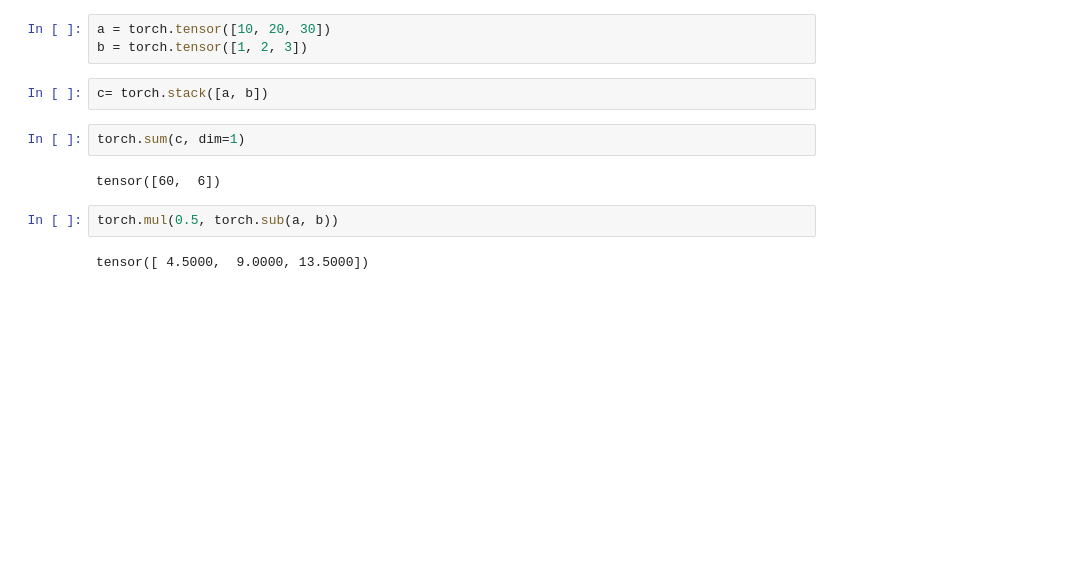
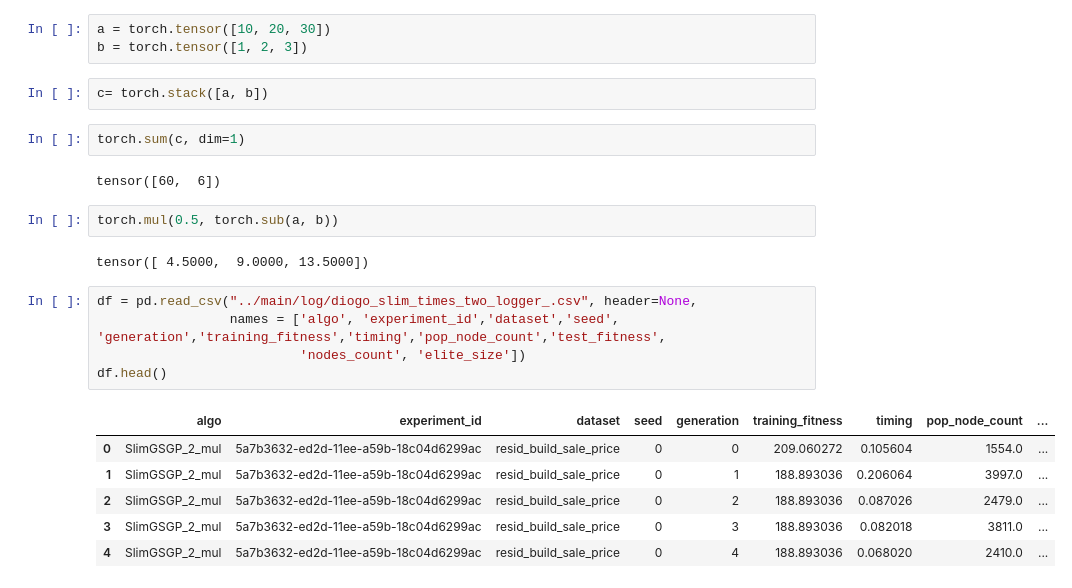
Before and after one commit to Rizzolioli/SlimShady, a Jupyter notebook: utils/results_analyser.ipynb, the cells around one changed output. Cells and saved outputs as stored; diff of their text form; blank space fills up the shorter version.

```diff
--- a/utils/results_analyser.ipynb
+++ b/utils/results_analyser.ipynb
@@ -96,3 +96,15 @@ tensor([60,  6])
 torch.mul(0.5, torch.sub(a, b))
 # %% [output]
 tensor([ 4.5000,  9.0000, 13.5000])
+# %%
+df = pd.read_csv("../main/log/diogo_slim_times_two_logger_.csv", header=None,
+                 names = ['algo', 'experiment_id','dataset','seed', 'generation','training_fitness','timing','pop_node_count','test_fitness',
+                          'nodes_count', 'elite_size'])
+df.head()
+# %% [output]
+|  | algo | experiment_id | dataset | seed | generation | training_fitness | timing | pop_node_count | ... |
+| 0 | SlimGSGP_2_mul | 5a7b3632-ed2d-11ee-a59b-18c04d6299ac | resid_build_sale_price | 0 | 0 | 209.060272 | 0.105604 | 1554.0 | ... |
+| 1 | SlimGSGP_2_mul | 5a7b3632-ed2d-11ee-a59b-18c04d6299ac | resid_build_sale_price | 0 | 1 | 188.893036 | 0.206064 | 3997.0 | ... |
+| 2 | SlimGSGP_2_mul | 5a7b3632-ed2d-11ee-a59b-18c04d6299ac | resid_build_sale_price | 0 | 2 | 188.893036 | 0.087026 | 2479.0 | ... |
+| 3 | SlimGSGP_2_mul | 5a7b3632-ed2d-11ee-a59b-18c04d6299ac | resid_build_sale_price | 0 | 3 | 188.893036 | 0.082018 | 3811.0 | ... |
+| 4 | SlimGSGP_2_mul | 5a7b3632-ed2d-11ee-a59b-18c04d6299ac | resid_build_sale_price | 0 | 4 | 188.893036 | 0.068020 | 2410.0 | ... |
```
Also changed, not shown: parts of 4 cells of this notebook, 3 other files.
